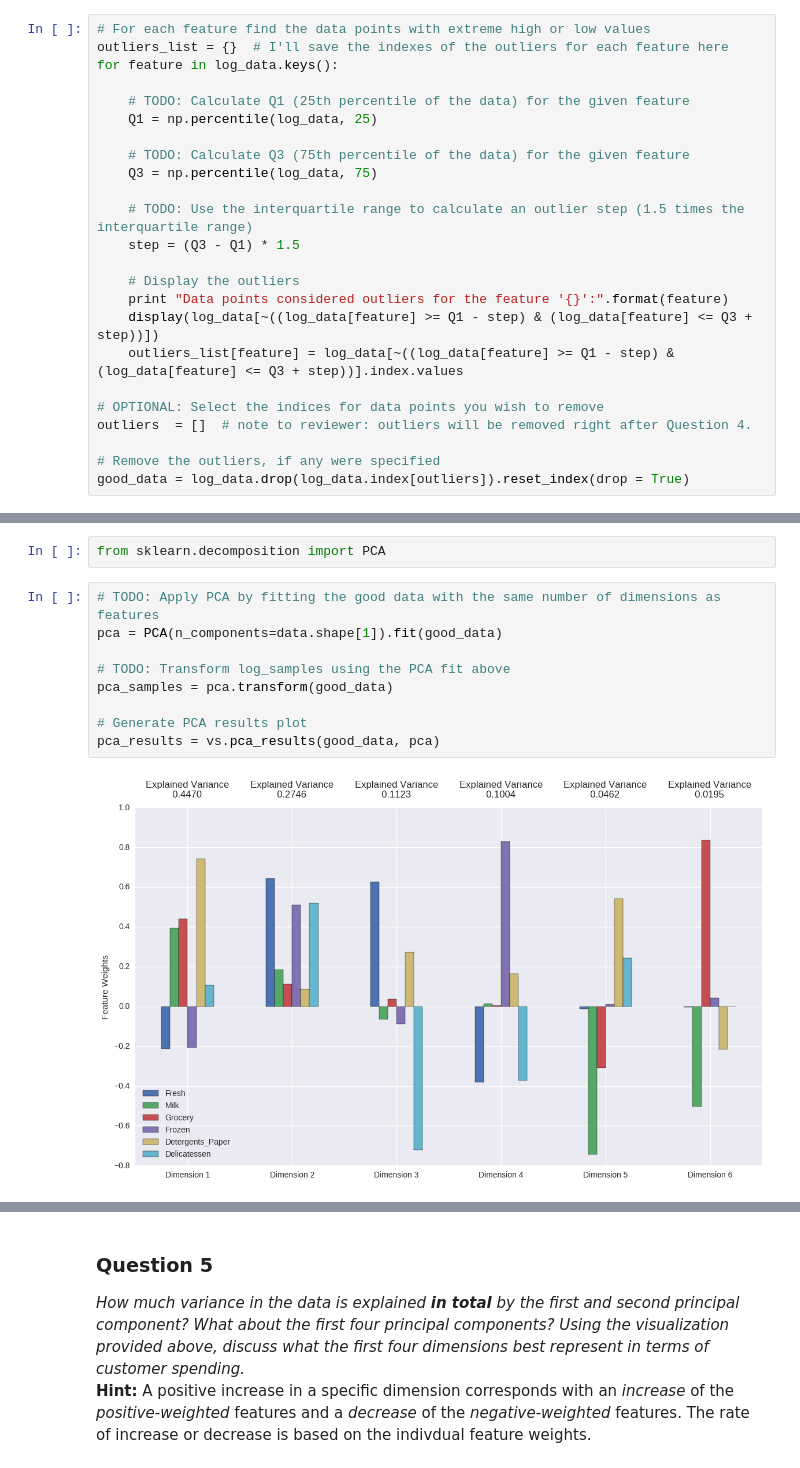
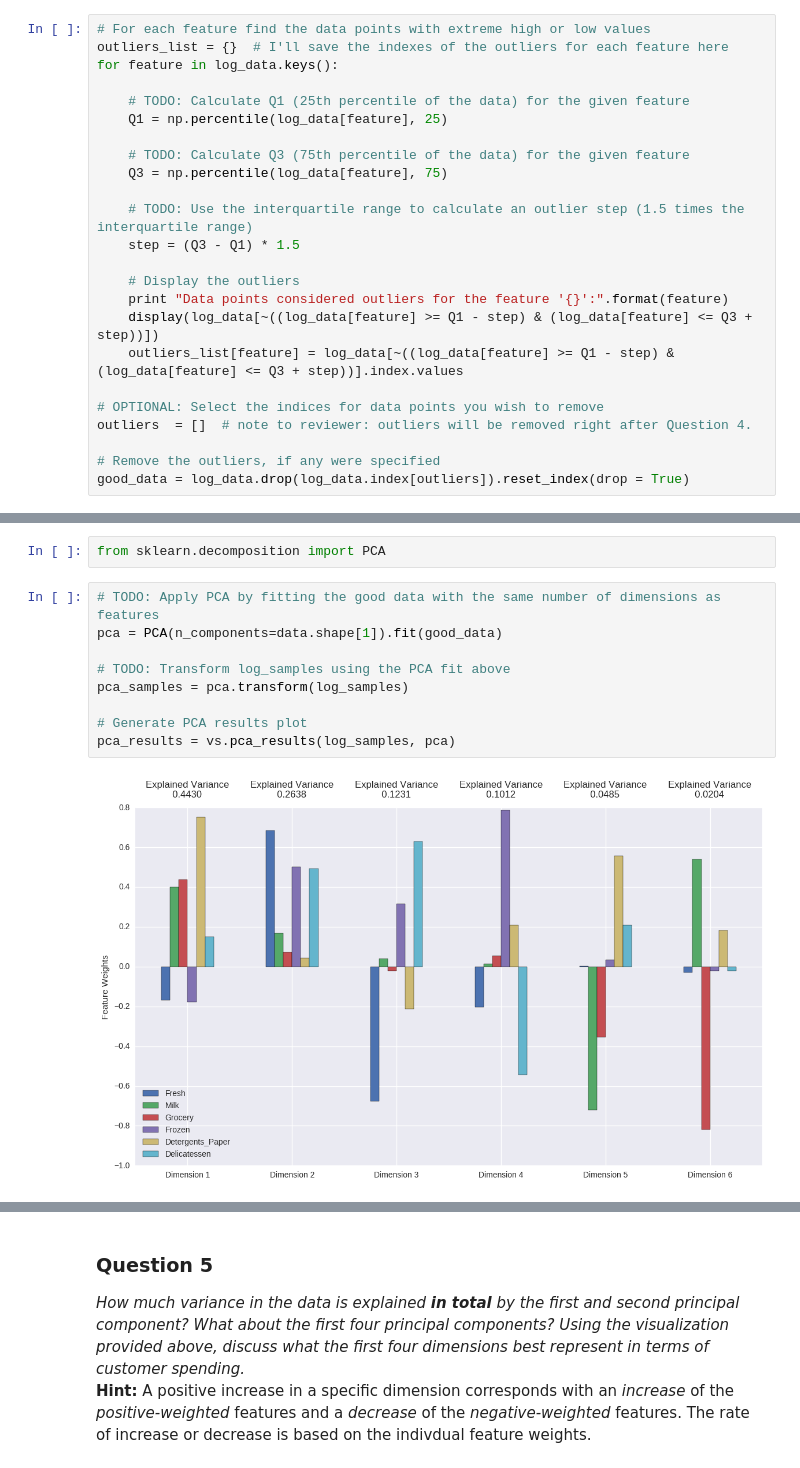
Before and after one commit to celsofaf/customer_segments, a Jupyter notebook: customer_segments_work.ipynb, the cells around one changed output, grey strips where cells are left out. Cells and saved outputs as stored; diff of their text form.

```diff
--- a/customer_segments_work.ipynb
+++ b/customer_segments_work.ipynb
@@ -202,10 +202,10 @@ outliers_list = {}  # I'll save the indexes of the outliers for each feature her
 for feature in log_data.keys():
 
     # TODO: Calculate Q1 (25th percentile of the data) for the given feature
-    Q1 = np.percentile(log_data, 25)
+    Q1 = np.percentile(log_data[feature], 25)
 
     # TODO: Calculate Q3 (75th percentile of the data) for the given feature
-    Q3 = np.percentile(log_data, 75)
+    Q3 = np.percentile(log_data[feature], 75)
 
     # TODO: Use the interquartile range to calculate an outlier step (1.5 times the interquartile range)
     step = (Q3 - Q1) * 1.5
@@ -335,14 +349,14 @@ from sklearn.decomposition import PCA
 # %%
 # TODO: Apply PCA by fitting the good data with the same number of dimensions as features
 pca = PCA(n_components=data.shape[1]).fit(good_data)
 
 # TODO: Transform log_samples using the PCA fit above
-pca_samples = pca.transform(good_data)
+pca_samples = pca.transform(log_samples)
 
 # Generate PCA results plot
-pca_results = vs.pca_results(good_data, pca)
+pca_results = vs.pca_results(log_samples, pca)
 # %% [output]
-[figure, old version]
+[figure, new version]
 # %%
 print pca.explained_variance_ratio_
 print pca.explained_variance_ratio_[:2].sum()
```
Also changed, not shown: parts of 19 cells of this notebook, 1 other file.
